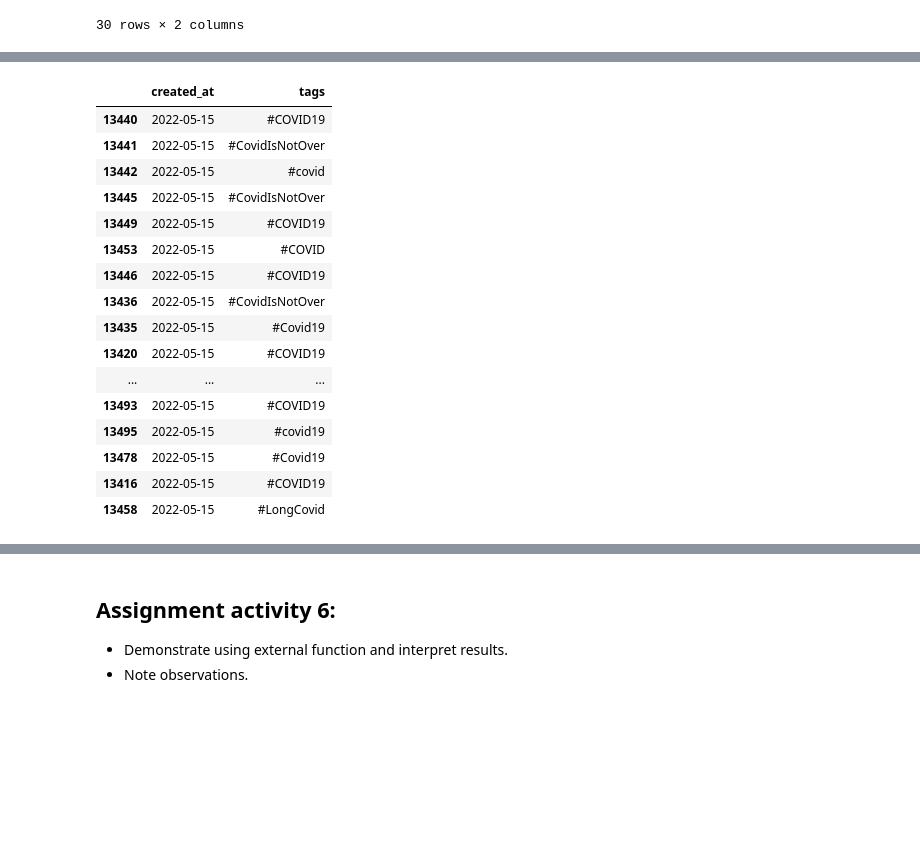
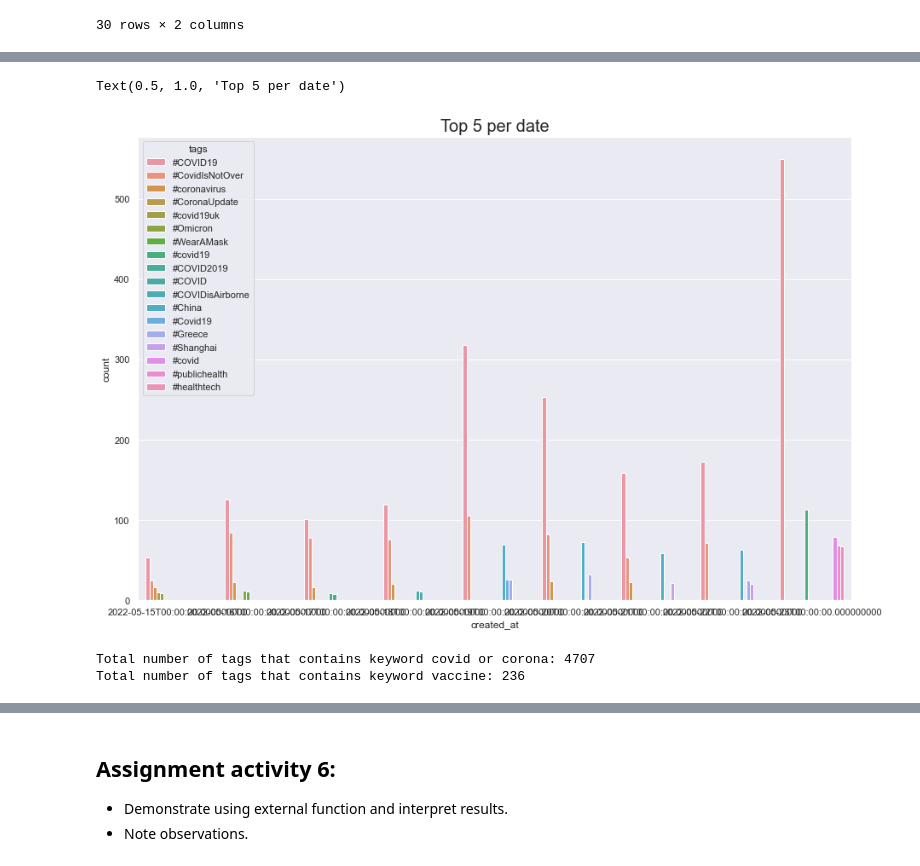
Before and after one commit to yinggz12/LSE_DA_COVID_analysis, a Jupyter notebook: LSE_DA201_Assignment_Yiying_Zhong.ipynb, the cells around one changed output, grey strips where cells are left out. Saved outputs shown, nothing was run; the diff lists cells and outputs as text; code cells hidden in the pictures; blank space fills up the shorter version.

```diff
--- a/LSE_DA201_Assignment_Yiying_Zhong.ipynb
+++ b/LSE_DA201_Assignment_Yiying_Zhong.ipynb
@@ -734,24 +739,25 @@ tags_df.groupby('created_at').value_counts(ascending=False).reset_index()
+# %%
+# Plot top trends per date
+p = sns.barplot(y='count', x='created_at', data=top5_per_date, hue='tags')
+p.set_title("Top 5 per date", fontsize = 20)
+# %% [output]
+Text(0.5, 1.0, 'Top 5 per date')
+[figure, added]
 # %%
-keyword = 'covid'
-contains_boolean = tags_df['tags'].str.contains(keyword, case=False, regex=False)
-contain_k = tags_df[contains_boolean.fillna(value=False).values]
-contain_k.head(30)
+# Covid related keyword vs non covid related
+# Function to find keyword for a given series, returns boolean series, not case sensitive
+def find_k(keyword, Series):
+    contains_boolean = Series.str.contains(keyword, case=False, regex=False)
+    return contains_boolean
+
+covid_tags = find_k('covid', tags_df['tags']).sum()
+covid_tags += find_k('corona', tags_df['tags']).sum()
+
+print(f"Total number of tags that contains keyword covid or corona: {covid_tags}")
+
+vaccine_tags = find_k('vaccine', tags_df['tags']).sum()
+print(f"Total number of tags that contains keyword vaccine: {vaccine_tags}")
 # %% [output]
-|  | created_at | tags |
-| 13440 | 2022-05-15 | #COVID19 |
-| 13441 | 2022-05-15 | #CovidIsNotOver |
-| 13442 | 2022-05-15 | #covid |
-| 13445 | 2022-05-15 | #CovidIsNotOver |
-| 13449 | 2022-05-15 | #COVID19 |
-| 13453 | 2022-05-15 | #COVID |
-| 13446 | 2022-05-15 | #COVID19 |
-| 13436 | 2022-05-15 | #CovidIsNotOver |
-| 13435 | 2022-05-15 | #Covid19 |
-| 13420 | 2022-05-15 | #COVID19 |
-| ... | ... | ... |
-| 13493 | 2022-05-15 | #COVID19 |
-| 13495 | 2022-05-15 | #covid19 |
-| 13478 | 2022-05-15 | #Covid19 |
-| 13416 | 2022-05-15 | #COVID19 |
-| 13458 | 2022-05-15 | #LongCovid |
+Total number of tags that contains keyword covid or corona: 4707
+Total number of tags that contains keyword vaccine: 236
 # %%
```
Also changed, not shown: parts of 35 cells of this notebook.
